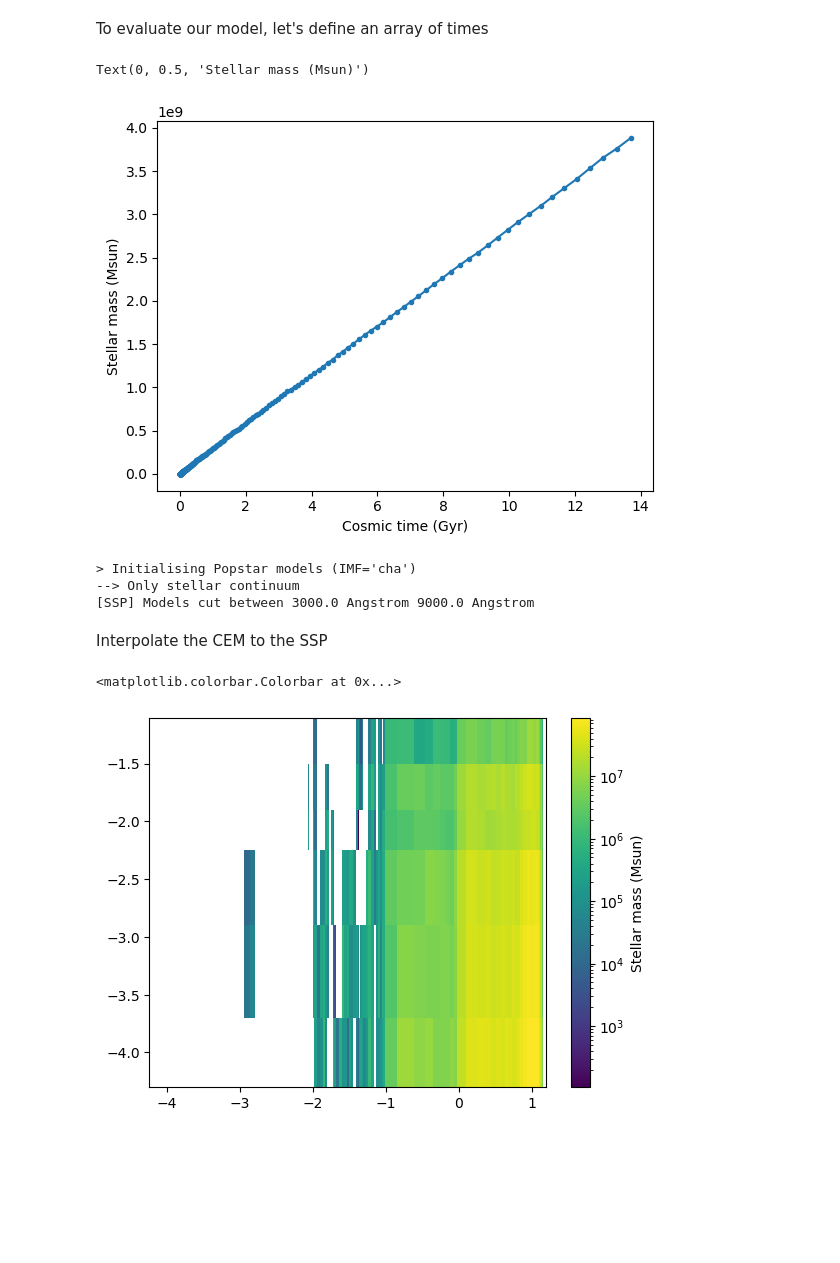
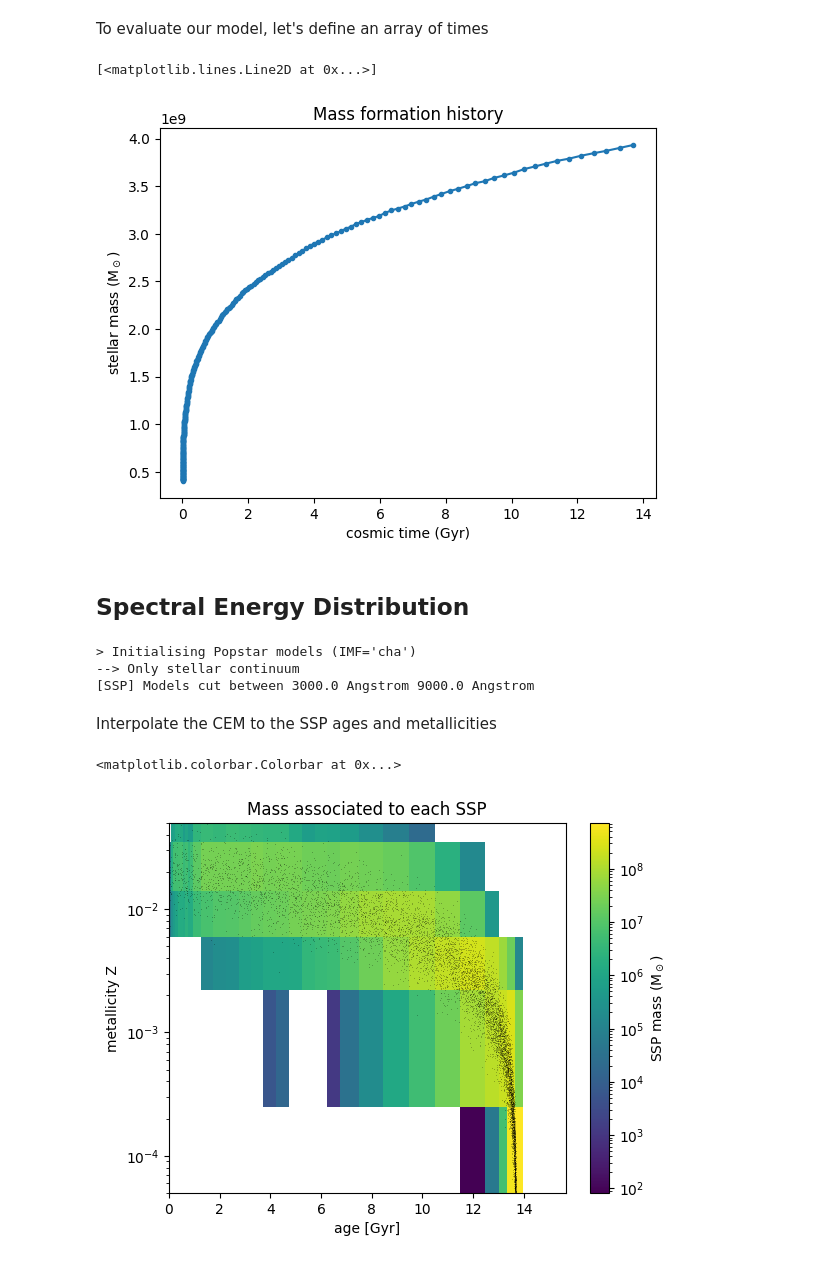
Before and after one commit to paranoya/population-synthesis-toolkit, a Jupyter notebook: tutorials/models/particles.ipynb, the cells around one changed output. Saved outputs shown, nothing was run; the diff lists cells and outputs as text; code cells hidden in the pictures; blank space fills up the shorter version.

```diff
--- a/tutorials/models/particles.ipynb
+++ b/tutorials/models/particles.ipynb
@@ -27,11 +27,18 @@ np.random.seed(50)
 
 # Number of particles
 n_particles = 10000
+today = 13.7 << u.Gyr
+mass_formation_slope = .25
+metallicity_today = 0.02
+metallicity_slope = 4
+metallicity_scatter = .4
 
 # Randmonly sample the properties of each particle
-particles_z = 0.02 * 10**(np.random.uniform(-3, 0.3, n_particles))  # log-spaced sampling in the range Z=(0.0001, 0.04)
-particles_t_form= np.random.uniform(0, 13.7, n_particles) * u.Gyr
-particles_mass = 10**(np.random.uniform(5, 6, n_particles)) * u.Msun
+particles_mass = 10**(np.random.uniform(5, 6, n_particles)) << u.Msun
+particles_t_form = np.random.uniform(0, 1, n_particles)
+particles_z = metallicity_today * np.power(particles_t_form, metallicity_slope)
+particles_z *= np.random.lognormal(mean=0, sigma=metallicity_scatter, size=n_particles)
+particles_t_form = today * np.power(particles_t_form, 1/mass_formation_slope)
 # %%
 fig, ax = plt.subplots()
 
@@ -54,14 +62,19 @@ cosmic_time = np.geomspace(1e-3, 13.7, 300) * u.Gyr
 # %%
+cosmic_time = np.geomspace(1e-4, 1, 300) * today
 mass_history = sfh_model.stellar_mass_formed(cosmic_time)
 
 fig = plt.figure()
 ax = fig.add_subplot(111)
+ax.set_title('Mass formation history')
+ax.set_xlabel("cosmic time (Gyr)")
+ax.set_ylabel(r"stellar mass (M$_\odot$)")
+
 ax.plot(cosmic_time, mass_history, '.-')
-ax.set_xlabel("Cosmic time (Gyr)")
-ax.set_ylabel("Stellar mass (Msun)")
 # %% [output]
-Text(0, 0.5, 'Stellar mass (Msun)')
+[<matplotlib.lines.Line2D at 0x...>]
-[figure, old version]
+[figure, new version]
+# %% [markdown]
+## Spectral Energy Distribution
 # %%
 ssp = PopStar(IMF='cha')
 ssp.cut_wavelength(3000, 9000)
@@ -70,16 +83,23 @@ ssp.cut_wavelength(3000, 9000)
 --> Only stellar continuum
 [SSP] Models cut between 3000.0 Angstrom 9000.0 Angstrom
 # %% [markdown]
-Interpolate the CEM to the SSP
+Interpolate the CEM to the SSP ages and metallicities
 # %%
-ssp_weights = sfh_model.interpolate_ssp_masses(ssp, t_obs=13.7 * u.Gyr)
+ssp_weights = sfh_model.interpolate_ssp_masses(ssp, t_obs=today)
 
 fig = plt.figure()
 ax = fig.add_subplot(111)
-mappable = ax.pcolormesh(np.log10(ssp.ages.to_value("Gyr")), np.log10(ssp.metallicities), ssp_weights,
-                         norm=LogNorm())
-plt.colorbar(mappable, ax=ax, label="Stellar mass (Msun)")
+ax.set_title(f'Mass associated to each SSP')
+ax.set_xlabel('age [Gyr]')
+ax.set_ylabel('metallicity Z')
+ax.set_yscale('log')
+ax.set_ylim(5e-5, 0.05)
+
+mappable = ax.pcolormesh(ssp.ages.to_value("Gyr"), ssp.metallicities, ssp_weights, norm=LogNorm())
+ax.plot((today - particles_t_form).to_value(u.Gyr), particles_z, 'k,', alpha=.25)
+
+plt.colorbar(mappable, ax=ax, label=r"SSP mass (M$_\odot$)")
 # %% [output]
 <matplotlib.colorbar.Colorbar at 0x...>
-[figure, old version]
+[figure, new version]
 # %% [markdown]
```
Also changed, not shown: parts of 7 cells of this notebook, 1 other file.
